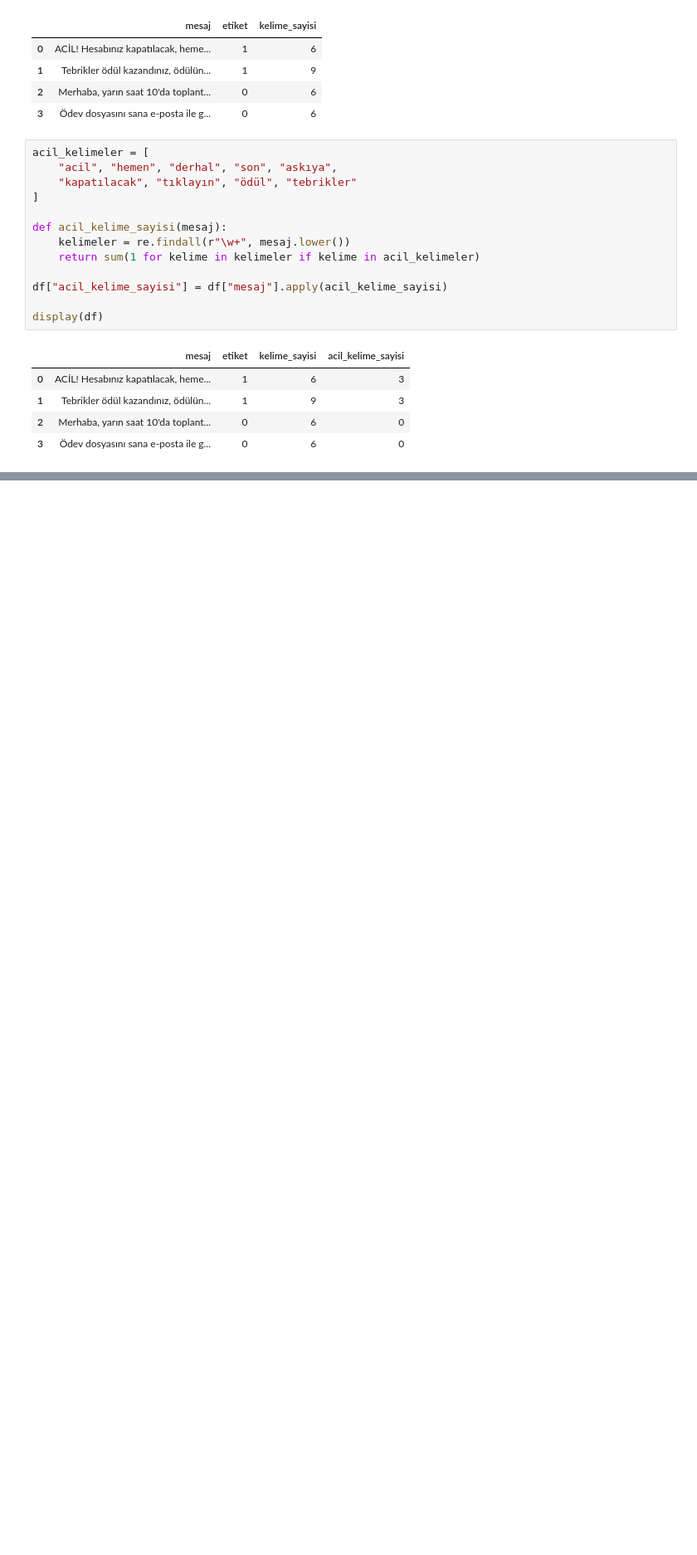
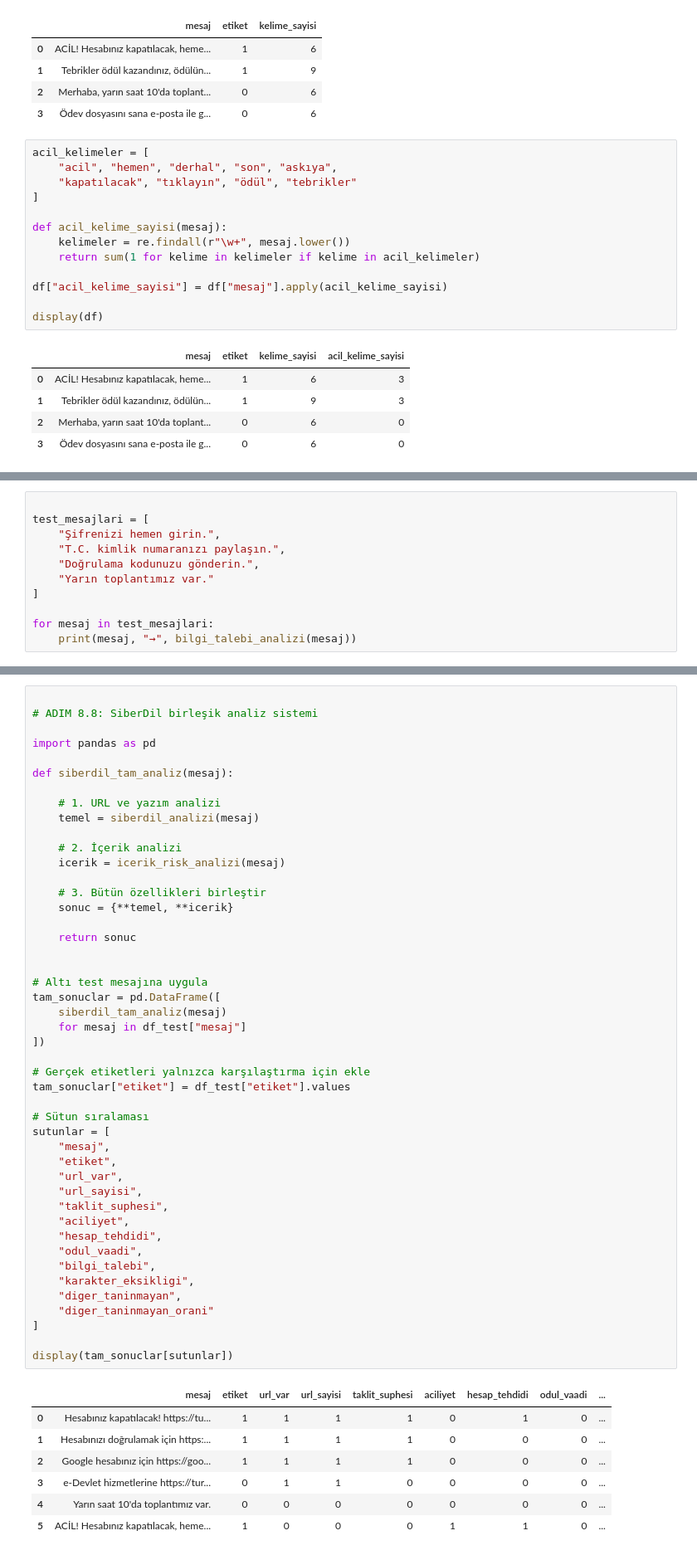
Before and after one commit to cinarersoz53-glitch/dgjb, a Jupyter notebook: siberDil.ipynb, the cells around one changed output, grey strips where cells are left out. Shown at 83% size. Cells and saved outputs as stored; diff of their text form; blank space fills up the shorter version.

```diff
--- a/siberDil.ipynb
+++ b/siberDil.ipynb
@@ -80,0 +286,11 @@ display(df)
+# %%
+
+test_mesajlari = [
+    "Şifrenizi hemen girin.",
+    "T.C. kimlik numaranızı paylaşın.",
+    "Doğrulama kodunuzu gönderin.",
+    "Yarın toplantımız var."
+]
+
+for mesaj in test_mesajlari:
+    print(mesaj, "→", bilgi_talebi_analizi(mesaj))
@@ -80,0 +1728,54 @@ display(df)
+# %%
+
+# ADIM 8.8: SiberDil birleşik analiz sistemi
+
+import pandas as pd
+
+def siberdil_tam_analiz(mesaj):
+
+    # 1. URL ve yazım analizi
+    temel = siberdil_analizi(mesaj)
+
+    # 2. İçerik analizi
+    icerik = icerik_risk_analizi(mesaj)
+
+    # 3. Bütün özellikleri birleştir
+    sonuc = {**temel, **icerik}
+
+    return sonuc
+
+
+# Altı test mesajına uygula
+tam_sonuclar = pd.DataFrame([
+    siberdil_tam_analiz(mesaj)
+    for mesaj in df_test["mesaj"]
+])
+
+# Gerçek etiketleri yalnızca karşılaştırma için ekle
+tam_sonuclar["etiket"] = df_test["etiket"].values
+
+# Sütun sıralaması
+sutunlar = [
+    "mesaj",
+    "etiket",
+    "url_var",
+    "url_sayisi",
+    "taklit_suphesi",
+    "aciliyet",
+    "hesap_tehdidi",
+    "odul_vaadi",
+    "bilgi_talebi",
+    "karakter_eksikligi",
+    "diger_taninmayan",
+    "diger_taninmayan_orani"
+]
+
+display(tam_sonuclar[sutunlar])
+# %% [output]
+|  | mesaj | etiket | url_var | url_sayisi | taklit_suphesi | aciliyet | hesap_tehdidi | odul_vaadi | ... |
+| 0 | Hesabınız kapatılacak! https://tu... | 1 | 1 | 1 | 1 | 0 | 1 | 0 | ... |
+| 1 | Hesabınızı doğrulamak için https:... | 1 | 1 | 1 | 1 | 0 | 0 | 0 | ... |
+| 2 | Google hesabınız için https://goo... | 1 | 1 | 1 | 1 | 0 | 0 | 0 | ... |
+| 3 | e-Devlet hizmetlerine https://tur... | 0 | 1 | 1 | 0 | 0 | 0 | 0 | ... |
+| 4 | Yarın saat 10'da toplantımız var. | 0 | 0 | 0 | 0 | 0 | 0 | 0 | ... |
+| 5 | ACİL! Hesabınız kapatılacak, heme... | 1 | 0 | 0 | 0 | 1 | 1 | 0 | ... |
```
Also changed, not shown: parts of 66 cells of this notebook.
